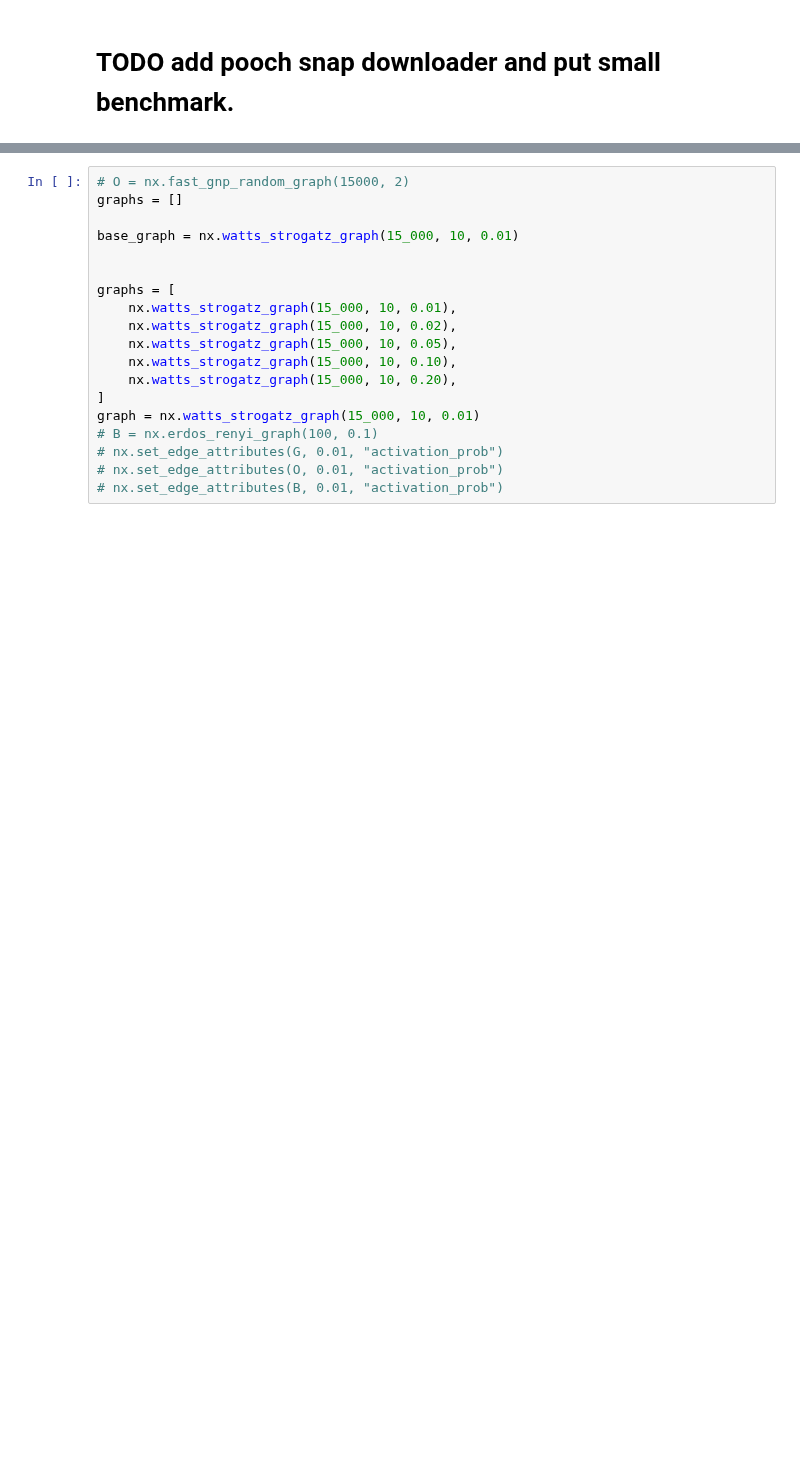
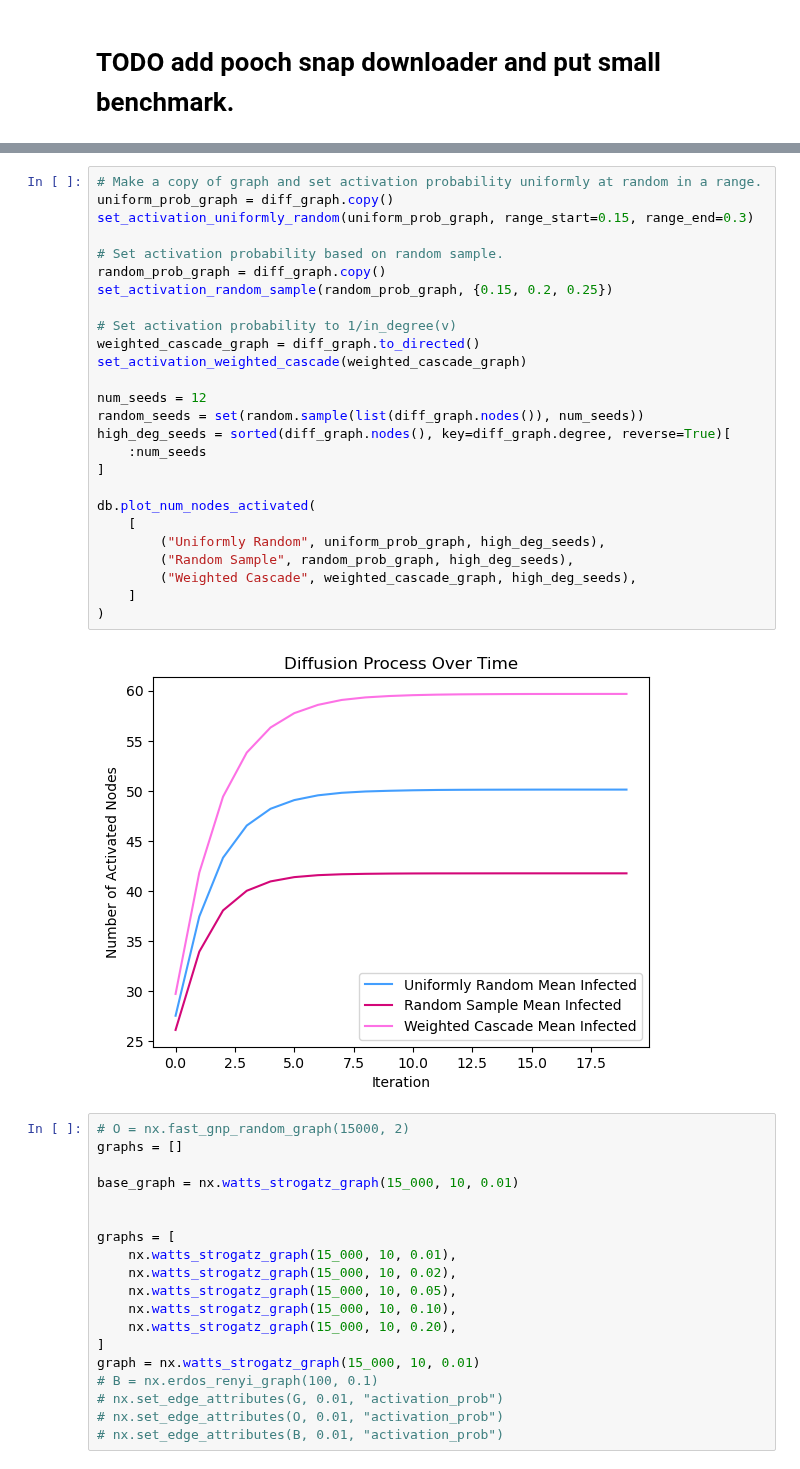
Before and after one commit to eliotwrobson/CyNetDiff, a Jupyter notebook: examples/visualizations.ipynb, the cells around one changed output, grey strips where cells are left out. Drawn from its saved outputs; the diff is of its cells as text; blank space fills up the shorter version.

Commit message:
Added more plotting example

```diff
--- a/examples/visualizations.ipynb
+++ b/examples/visualizations.ipynb
@@ -335,3 +203,31 @@ def create_plot_for_delta_nodes_infected(
+# %%
+# Make a copy of graph and set activation probability uniformly at random in a range.
+uniform_prob_graph = diff_graph.copy()
+set_activation_uniformly_random(uniform_prob_graph, range_start=0.15, range_end=0.3)
+
+# Set activation probability based on random sample.
+random_prob_graph = diff_graph.copy()
+set_activation_random_sample(random_prob_graph, {0.15, 0.2, 0.25})
+
+# Set activation probability to 1/in_degree(v)
+weighted_cascade_graph = diff_graph.to_directed()
+set_activation_weighted_cascade(weighted_cascade_graph)
+
+num_seeds = 12
+random_seeds = set(random.sample(list(diff_graph.nodes()), num_seeds))
+high_deg_seeds = sorted(diff_graph.nodes(), key=diff_graph.degree, reverse=True)[
+    :num_seeds
+]
+
+db.plot_num_nodes_activated(
+    [
+        ("Uniformly Random", uniform_prob_graph, high_deg_seeds),
+        ("Random Sample", random_prob_graph, high_deg_seeds),
+        ("Weighted Cascade", weighted_cascade_graph, high_deg_seeds),
+    ]
+)
+# %% [output]
+[figure, added]
 # %%
 # O = nx.fast_gnp_random_graph(15000, 2)
 graphs = []
```
Also changed, not shown: parts of 13 cells of this notebook, 1 other file.
